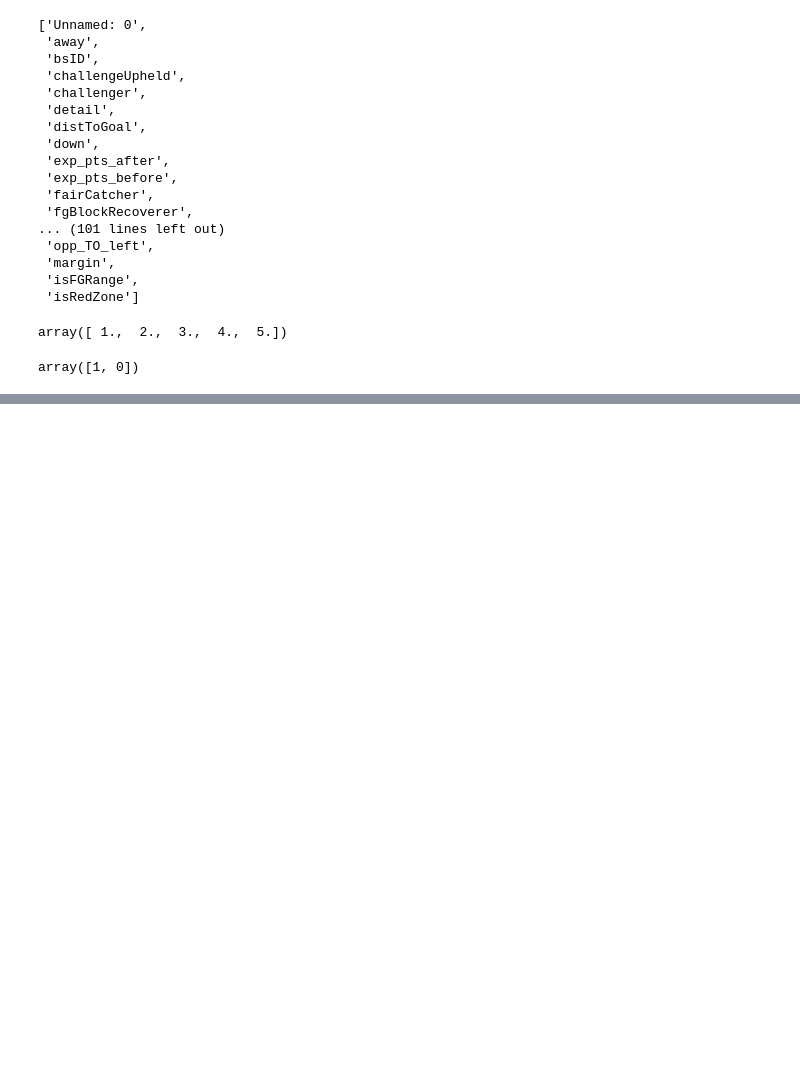
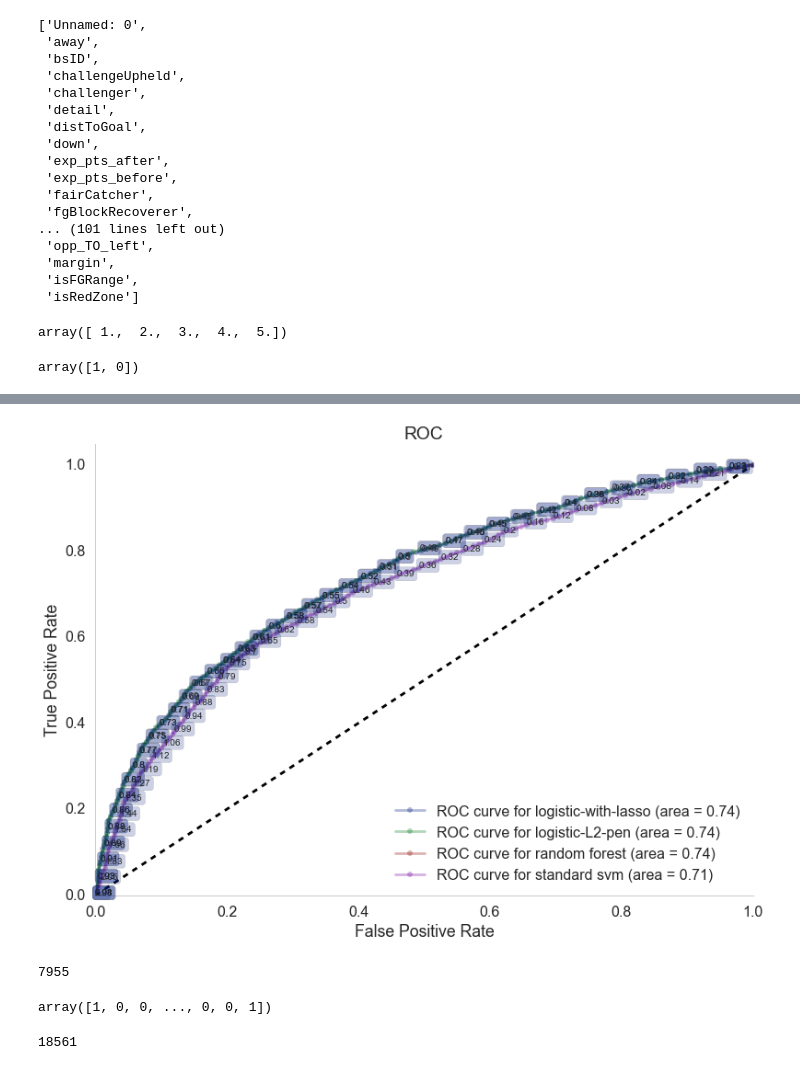
Before and after one commit to mdgoldberg/playprediction, a Jupyter notebook: Gilfix NB.ipynb, the cells around one changed output, grey strips where cells are left out. Cells and saved outputs as stored; diff of their text form; code cells hidden in the pictures; blank space fills up the shorter version.

Commit message:
ROC Curves

```diff
--- a/Gilfix NB.ipynb
+++ b/Gilfix NB.ipynb
@@ -250,6 +250,6 @@ res = (df.groupby('tmdowndist_to_1st')['RESP'].mean())
 df['tm_priorPass'] = [res[t] for t in df['tmdowndist_to_1st'].values]
 # %%
 from sklearn.linear_model import LogisticRegression
-clflog,_,_,_,_  = do_classify(LogisticRegression(penalty="l1"), {"C": [0.001, 0.01, 0.1, 1, 10, 100]}, df, lcols, u'RESP', 1, mask=mask)
+clflog, Xtrain, ytrain, Xtest, ytest = do_classify(LogisticRegression(penalty="l1"), {"C": [0.001, 0.01, 0.1, 1, 10, 100]}, df, lcols, u'RESP', 1, mask=mask)
 # %% [output]
 using mask
@@ -262,5 +262,5 @@ Accuracy on test data:     0.672784
 ########################################################
 # %%
-clflog2,_,_,_,_  = do_classify(LogisticRegression(penalty="l2"), {"C": [0.001, 0.01, 0.1, 1, 10, 100]}, df, lcols, u'RESP', 1, mask=mask)
+clflog2, Xtrain, ytrain, Xtest, ytest  = do_classify(LogisticRegression(penalty="l2"), {"C": [0.001, 0.01, 0.1, 1, 10, 100]}, df, lcols, u'RESP', 1, mask=mask)
 # %% [output]
 using mask
@@ -278,6 +278,6 @@ from sklearn.ensemble import RandomForestClassifier
 clfForest = RandomForestClassifier()
 
 parameters = {"n_estimators": range(1,40)}
-clfForest, Xtrain, ytrain, Xtest, ytest = do_classify(clfForest, parameters, df, lcols, u'RESP', 1, mask=mask, score_func='f1') # could add njobs to the mix to run them in parallel
+clfForest, Xtrainfr, ytrainfr, Xtestfr, ytestfr = do_classify(clfForest, parameters, df, lcols, u'RESP', 1, mask=mask, score_func='f1') # could add njobs to the mix to run them in parallel
 # %% [output]
 using mask
@@ -375,0 +409,2 @@ for c in range(len(classifiers)):
+# %%
+clfsvm_lin, Xtrainlin, ytrainlin, Xtestlin, ytestlin = do_classify(LinearSVC(loss="hinge"), {"C": [0.001, 0.01, 0.1, 1, 10, 100]}, df, lcols, u'RESP', 1, mask=mask)
@@ -375,0 +420,21 @@ for c in range(len(classifiers)):
+# %%
+with sns.color_palette("dark"):
+    ax=make_roc("logistic-with-lasso",clflog, ytest, Xtest, labe=200, skip=50)
+    make_roc("logistic-L2-pen",clflog2, ytest, Xtest, ax, labe=200, proba=True, skip=50);
+    make_roc("random forest",clfForest, ytestfr, Xtestfr, ax, labe=200, proba=True, skip=50);
+    make_roc("standard svm",clfsvm_lin, ytestlin, Xtestlin, ax, labe=200, proba=False, skip=50);
+# %% [output]
+[figure, added]
+# %%
+len(Xmatrix_train[0])
+len(Xmatrix_test)
+# %% [output]
+7955
+# %%
+Yresp_test
+# %% [output]
+array([1, 0, 0, ..., 0, 0, 1])
+# %%
+len(Yresp_train)
+# %% [output]
+18561
```
Also changed, not shown: parts of 16 cells of this notebook.
